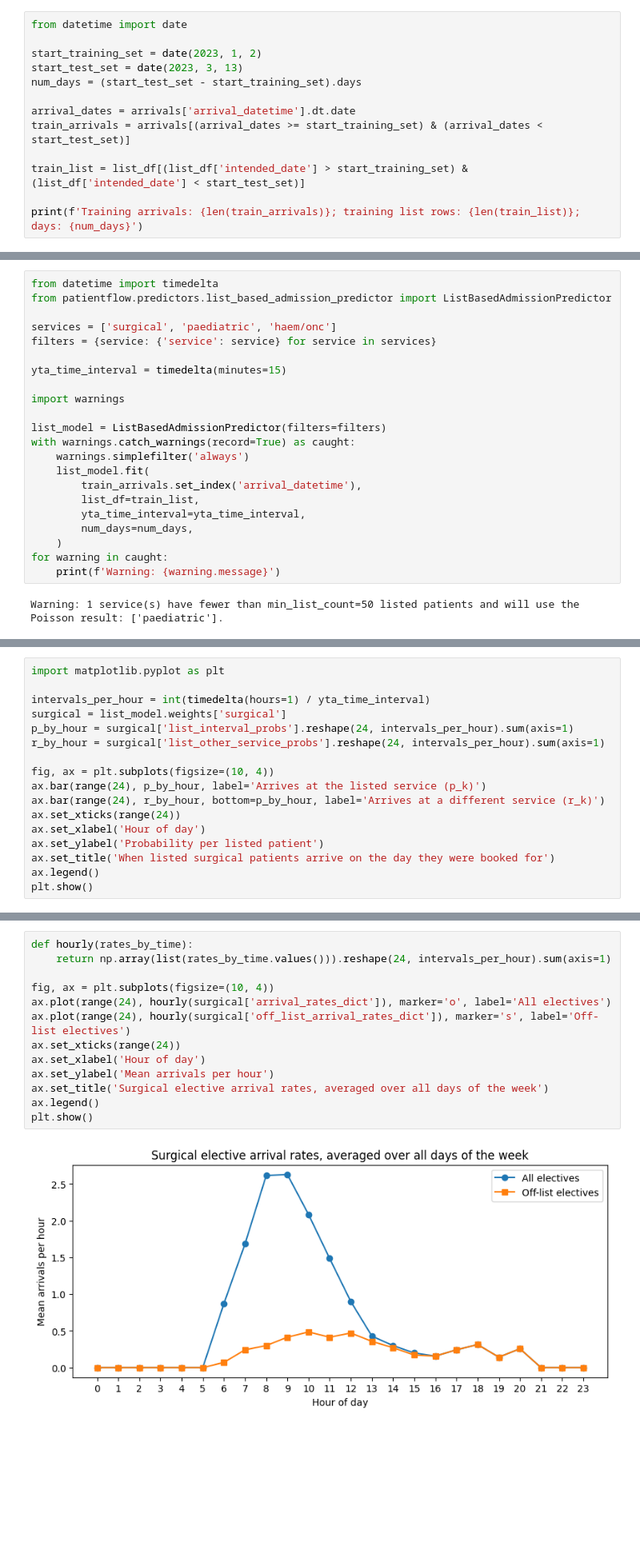
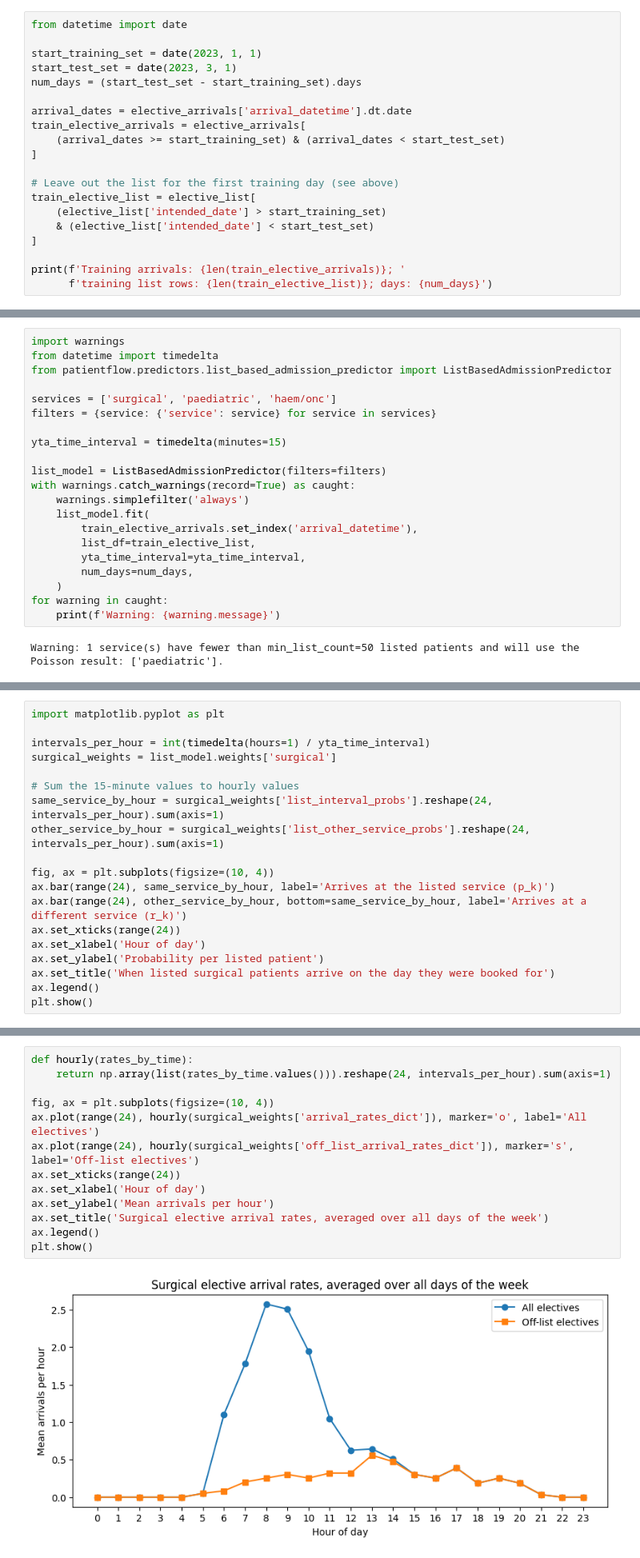
Before and after one commit to zmek/patientflow, a Jupyter notebook: notebooks/3g_Predict_elective_demand_using_a_list.ipynb, the cells around one changed output, grey strips where cells are left out. Shown at 80% size. Cells and saved outputs as stored; diff of their text form; blank space fills up the shorter version.

```diff
--- a/notebooks/3g_Predict_elective_demand_using_a_list.ipynb
+++ b/notebooks/3g_Predict_elective_demand_using_a_list.ipynb
@@ -94,14 +97,21 @@ The list for the first day of the training period is left out. Some patients on
 # %%
 from datetime import date
 
-start_training_set = date(2023, 1, 2)
-start_test_set = date(2023, 3, 13)
+start_training_set = date(2023, 1, 1)
+start_test_set = date(2023, 3, 1)
 num_days = (start_test_set - start_training_set).days
 
-arrival_dates = arrivals['arrival_datetime'].dt.date
-train_arrivals = arrivals[(arrival_dates >= start_training_set) & (arrival_dates < start_test_set)]
+arrival_dates = elective_arrivals['arrival_datetime'].dt.date
+train_elective_arrivals = elective_arrivals[
+    (arrival_dates >= start_training_set) & (arrival_dates < start_test_set)
+]
 
-train_list = list_df[(list_df['intended_date'] > start_training_set) & (list_df['intended_date'] < start_test_set)]
+# Leave out the list for the first training day (see above)
+train_elective_list = elective_list[
+    (elective_list['intended_date'] > start_training_set)
+    & (elective_list['intended_date'] < start_test_set)
+]
 
-print(f'Training arrivals: {len(train_arrivals)}; training list rows: {len(train_list)}; days: {num_days}')
+print(f'Training arrivals: {len(train_elective_arrivals)}; '
+      f'training list rows: {len(train_elective_list)}; days: {num_days}')
 # %% [output]
@@ -126,6 +136,7 @@ It also keeps the usual arrival rates for all electives (the *all-elective rates
 
 A service needs at least `min_list_count` listed patients (50 by default) for its list probabilities to be used. Below that, it falls back to the Poisson result. The model warns about services that had some listed patients but too few.
 # %%
+import warnings
 from datetime import timedelta
 from patientflow.predictors.list_based_admission_predictor import ListBasedAdmissionPredictor
 
@@ -134,14 +145,12 @@ filters = {service: {'service': service} for service in services}
 
 yta_time_interval = timedelta(minutes=15)
 
-import warnings
-
 list_model = ListBasedAdmissionPredictor(filters=filters)
 with warnings.catch_warnings(record=True) as caught:
     warnings.simplefilter('always')
     list_model.fit(
-        train_arrivals.set_index('arrival_datetime'),
-        list_df=train_list,
+        train_elective_arrivals.set_index('arrival_datetime'),
+        list_df=train_elective_list,
         yta_time_interval=yta_time_interval,
         num_days=num_days,
     )
@@ -179,13 +189,15 @@ The chart below shows `p_k` and `r_k` for the surgical list, summed to hourly va
 import matplotlib.pyplot as plt
 
 intervals_per_hour = int(timedelta(hours=1) / yta_time_interval)
-surgical = list_model.weights['surgical']
-p_by_hour = surgical['list_interval_probs'].reshape(24, intervals_per_hour).sum(axis=1)
-r_by_hour = surgical['list_other_service_probs'].reshape(24, intervals_per_hour).sum(axis=1)
+surgical_weights = list_model.weights['surgical']
+
+# Sum the 15-minute values to hourly values
+same_service_by_hour = surgical_weights['list_interval_probs'].reshape(24, intervals_per_hour).sum(axis=1)
+other_service_by_hour = surgical_weights['list_other_service_probs'].reshape(24, intervals_per_hour).sum(axis=1)
 
 fig, ax = plt.subplots(figsize=(10, 4))
-ax.bar(range(24), p_by_hour, label='Arrives at the listed service (p_k)')
-ax.bar(range(24), r_by_hour, bottom=p_by_hour, label='Arrives at a different service (r_k)')
+ax.bar(range(24), same_service_by_hour, label='Arrives at the listed service (p_k)')
+ax.bar(range(24), other_service_by_hour, bottom=same_service_by_hour, label='Arrives at a different service (r_k)')
 ax.set_xticks(range(24))
 ax.set_xlabel('Hour of day')
 ax.set_ylabel('Probability per listed patient')
@@ -201,18 +213,18 @@ The all-elective rates include every elective arrival. The off-list rates leave
 # %%
 def hourly(rates_by_time):
     return np.array(list(rates_by_time.values())).reshape(24, intervals_per_hour).sum(axis=1)
 
 fig, ax = plt.subplots(figsize=(10, 4))
-ax.plot(range(24), hourly(surgical['arrival_rates_dict']), marker='o', label='All electives')
-ax.plot(range(24), hourly(surgical['off_list_arrival_rates_dict']), marker='s', label='Off-list electives')
+ax.plot(range(24), hourly(surgical_weights['arrival_rates_dict']), marker='o', label='All electives')
+ax.plot(range(24), hourly(surgical_weights['off_list_arrival_rates_dict']), marker='s', label='Off-list electives')
 ax.set_xticks(range(24))
 ax.set_xlabel('Hour of day')
 ax.set_ylabel('Mean arrivals per hour')
 ax.set_title('Surgical elective arrival rates, averaged over all days of the week')
 ax.legend()
 plt.show()
 # %% [output]
-[figure, old version]
+[figure, new version]
 # %% [markdown]
 ## Predict for one day
 
```
Also changed, not shown: parts of 20 cells of this notebook, 6 other files.
